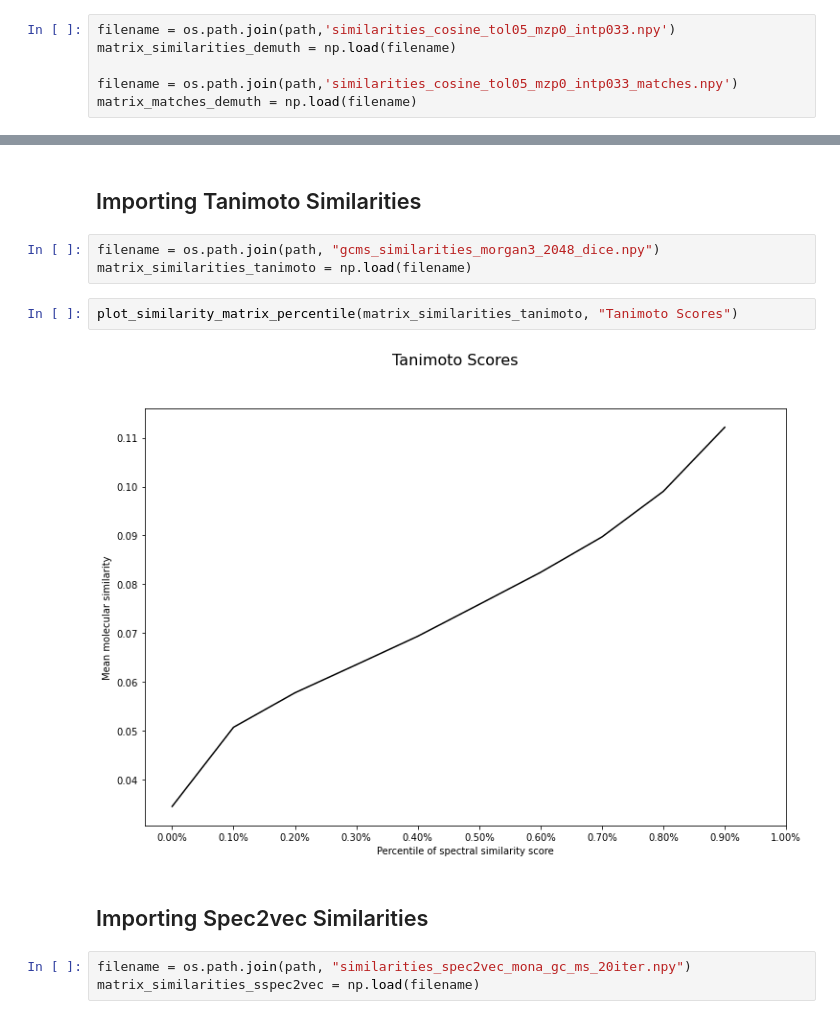
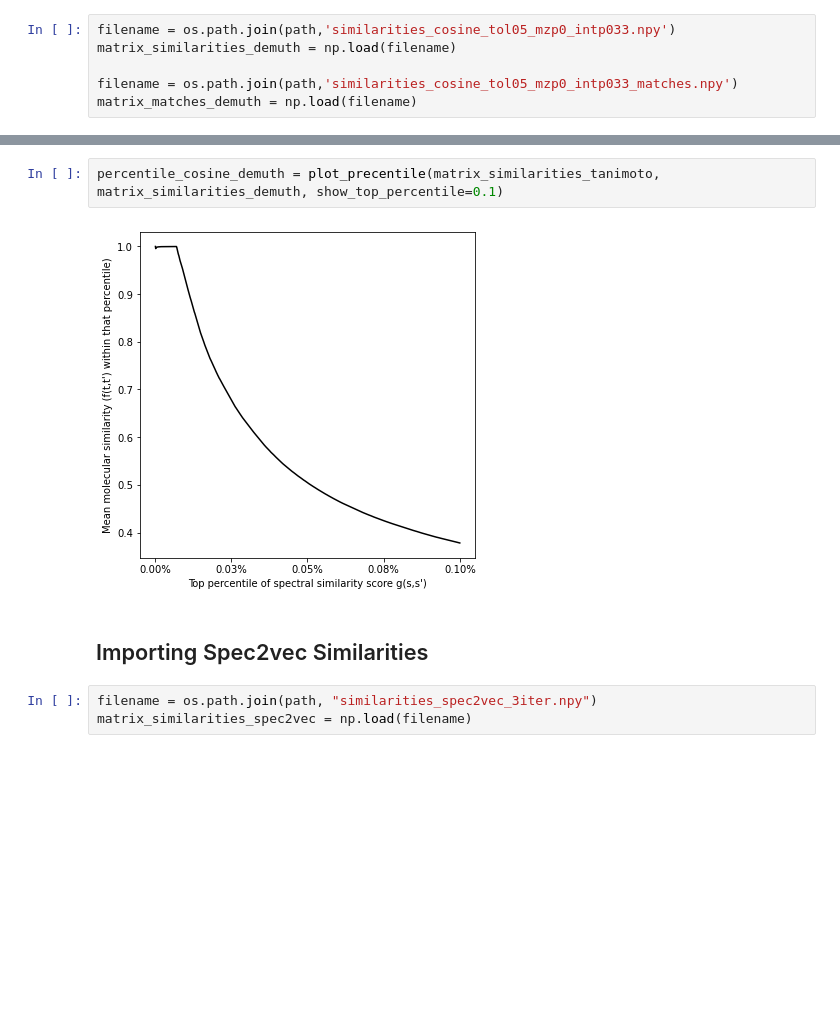
Before and after one commit to efrain2010/spec2vec_gcms_data_analysis, a Jupyter notebook: notebooks/Compare the different scores.ipynb, the cells around one changed output, grey strips where cells are left out. Cells and saved outputs as stored; diff of their text form; blank space fills up the shorter version.

```diff
--- a/notebooks/Compare the different scores.ipynb
+++ b/notebooks/Compare the different scores.ipynb
@@ -77,14 +53,9 @@ plot_similarity_matrix_percentile(matrix_similarities_demuth, "Cosine Greedy - D
-# %% [markdown]
-## Importing Tanimoto Similarities
-# %%
-filename = os.path.join(path, "gcms_similarities_morgan3_2048_dice.npy")
-matrix_similarities_tanimoto = np.load(filename)
-# %%
-plot_similarity_matrix_percentile(matrix_similarities_tanimoto, "Tanimoto Scores")
-# %% [output]
-[figure, removed]
+# %%
+percentile_cosine_demuth = plot_precentile(matrix_similarities_tanimoto, matrix_similarities_demuth, show_top_percentile=0.1)
+# %% [output]
+[figure, added]
 # %% [markdown]
 ## Importing Spec2vec Similarities
 # %%
-filename = os.path.join(path, "similarities_spec2vec_mona_gc_ms_20iter.npy")
-matrix_similarities_sspec2vec = np.load(filename)
+filename = os.path.join(path, "similarities_spec2vec_3iter.npy")
+matrix_similarities_spec2vec = np.load(filename)
```
Also changed, not shown: parts of 9 cells of this notebook, 2 other files.
